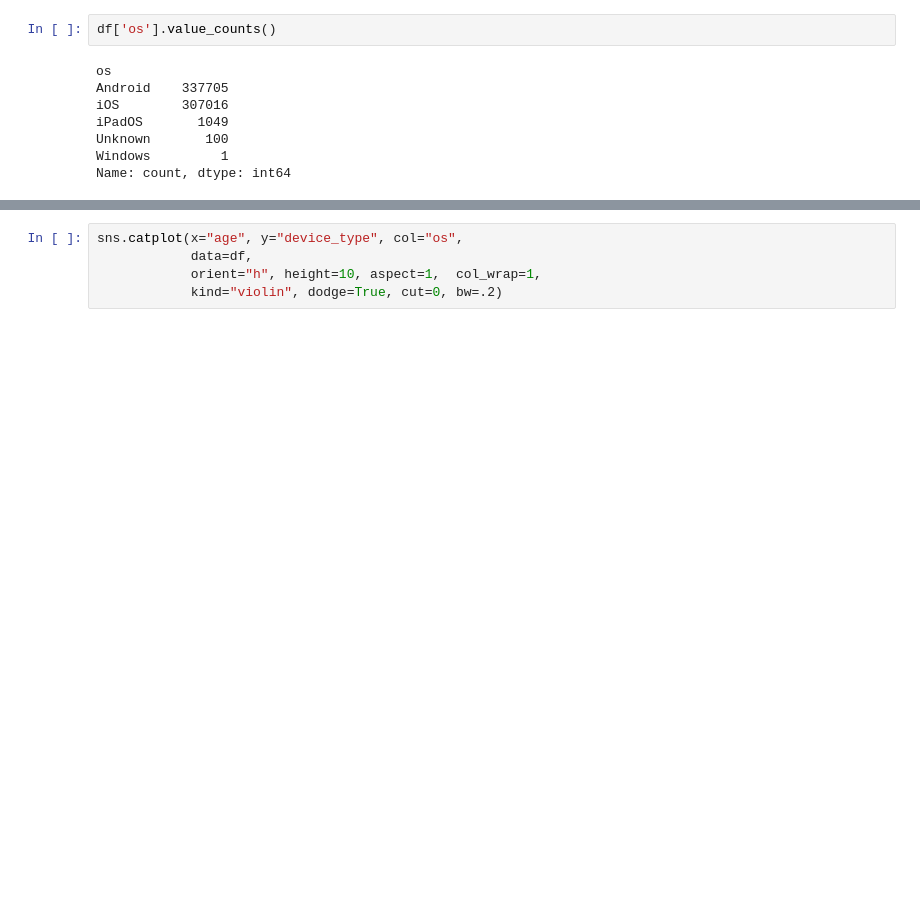
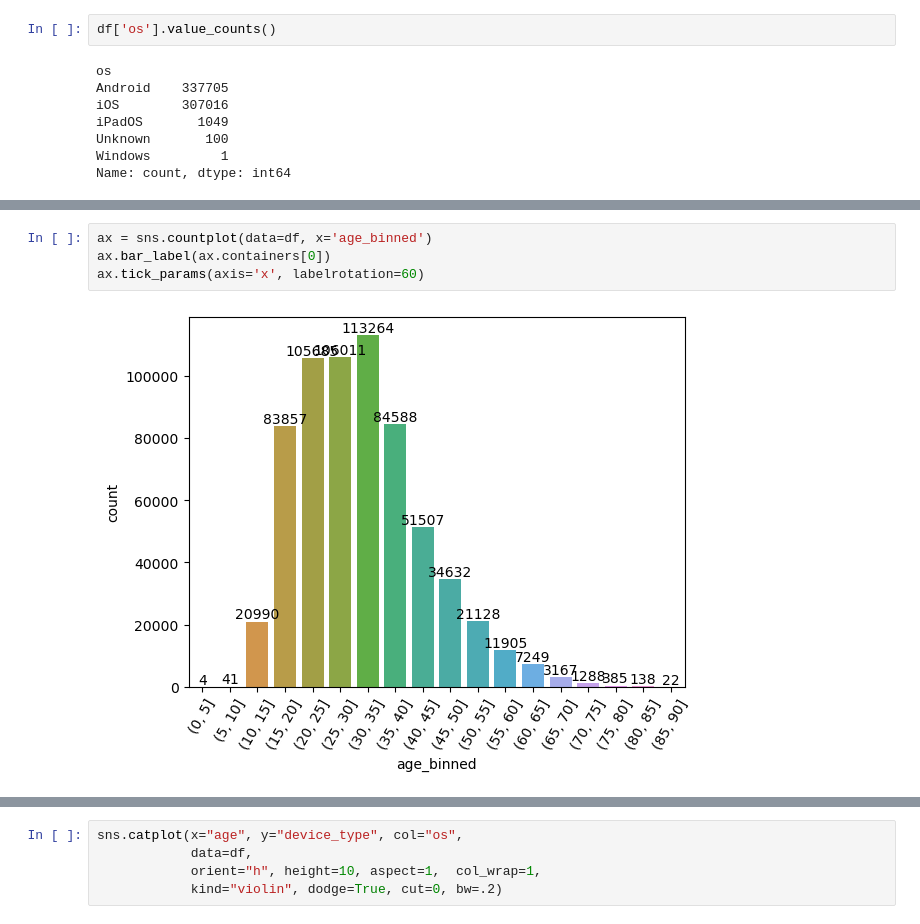
Before and after one commit to Arseny13/hw_sc_tf, a Jupyter notebook: final_task/final_project.ipynb, the cells around one changed output, grey strips where cells are left out. Cells and saved outputs as stored; diff of their text form; blank space fills up the shorter version.

```diff
--- a/final_task/final_project.ipynb
+++ b/final_task/final_project.ipynb
@@ -170,0 +202,6 @@ df[df['os'] == 'Unknown']
+# %%
+ax = sns.countplot(data=df, x='age_binned')
+ax.bar_label(ax.containers[0])
+ax.tick_params(axis='x', labelrotation=60)
+# %% [output]
+[figure, added]
```
Also changed, not shown: parts of 22 cells of this notebook.
